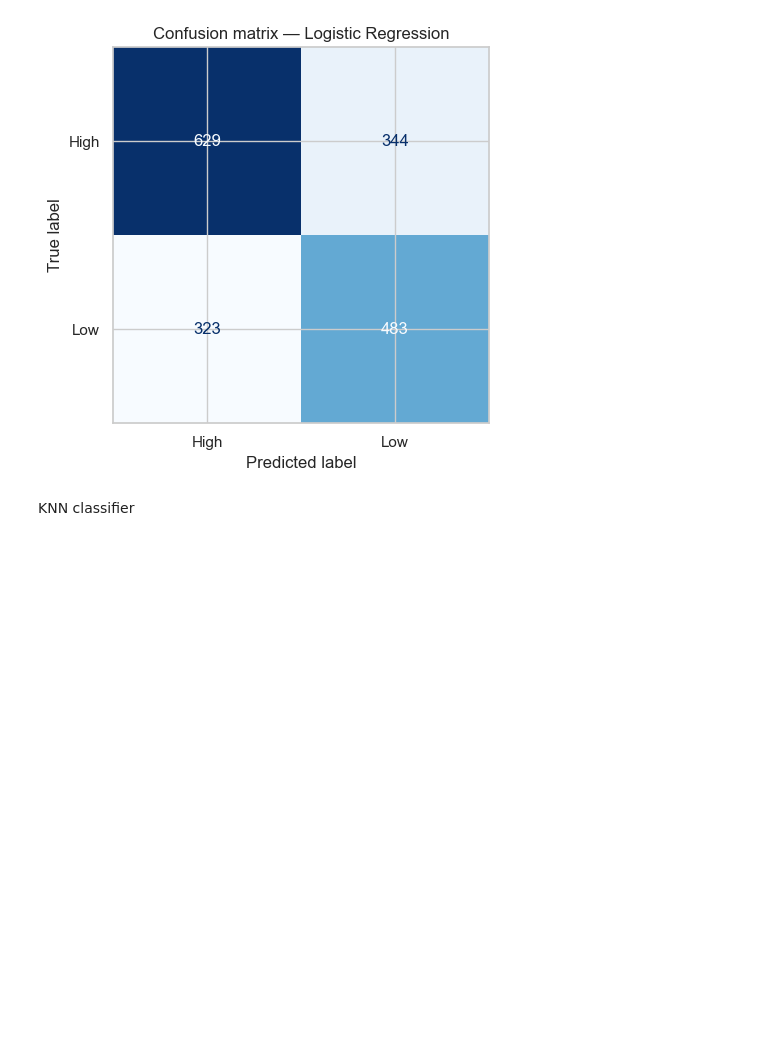
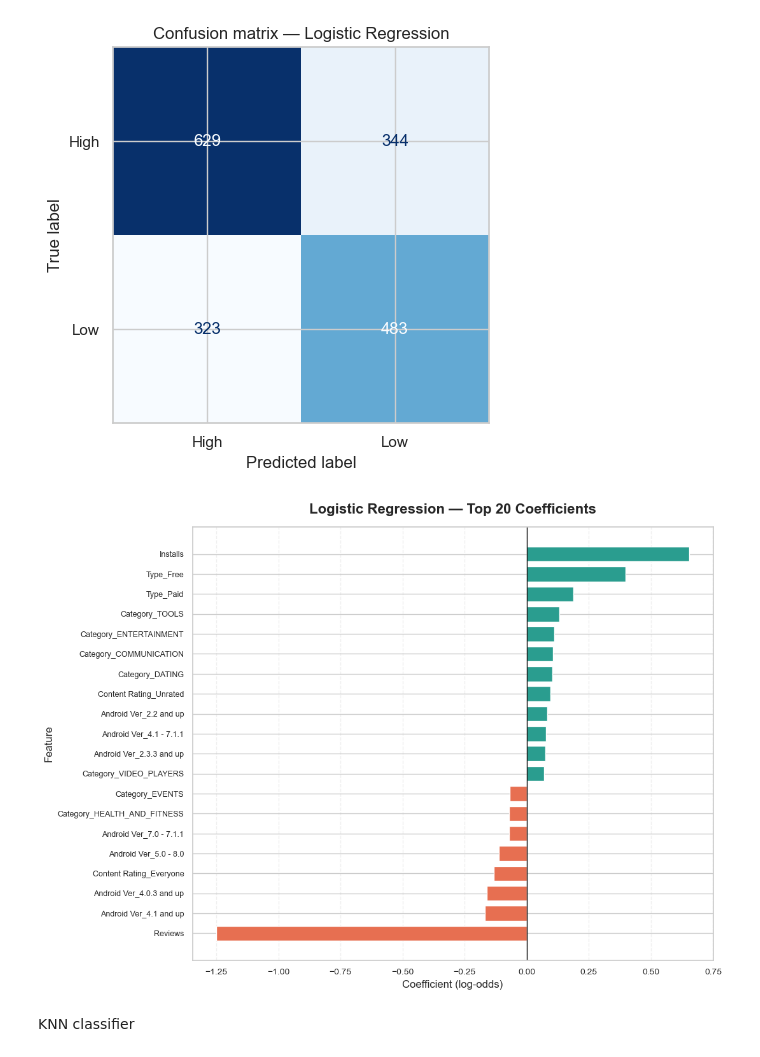
Before and after one commit to Kamalini29/ML-Capstone, a Jupyter notebook: notebooks/Classification.ipynb, the cells around one changed output. Drawn from its saved outputs; the diff is of its cells as text; code cells hidden in the pictures; blank space fills up the shorter version.

Commit message:
Added visualizations

```diff
--- a/notebooks/Classification.ipynb
+++ b/notebooks/Classification.ipynb
@@ -291,6 +291,25 @@ logreg = evaluate_clf("Logistic Regression", LogisticRegression(max_iter=1000, r
 # %% [output]
 Logistic Regression    Accuracy=0.6251  F1(weighted)=0.6254
 [figure]
+# %%
+coefs = pd.Series(logreg.coef_[0],index=X_train_scaled.columns)
+top_coefs = coefs.loc[coefs.abs().nlargest(20).index].sort_values()
+colors = ["#2A9D8F" if value > 0 else "#E76F51" for value in top_coefs.values]
+plt.figure(figsize=(11, 8))
+plt.barh(top_coefs.index,top_coefs.values,color=colors,edgecolor="white",height=0.75)
+plt.axvline(0, color="black", linewidth=1)
+plt.title("Logistic Regression — Top 20 Coefficients",fontsize=16, fontweight="bold", pad=15)
+plt.xlabel("Coefficient (log-odds)", fontsize=12)
+plt.ylabel("Feature", fontsize=12)
+plt.grid(axis="x", linestyle="--", alpha=0.3)
+plt.gca().set_axisbelow(True)
+plt.xticks(fontsize=10)
+plt.yticks(fontsize=9)
+plt.tight_layout()
+plt.savefig("../models/clf_logreg_viz.png", dpi=300, bbox_inches="tight")
+plt.show()
+# %% [output]
+[figure, added]
 # %% [markdown]
 KNN classifier
 # %%
```
Also changed, not shown: parts of 4 cells of this notebook, 1 other file.
